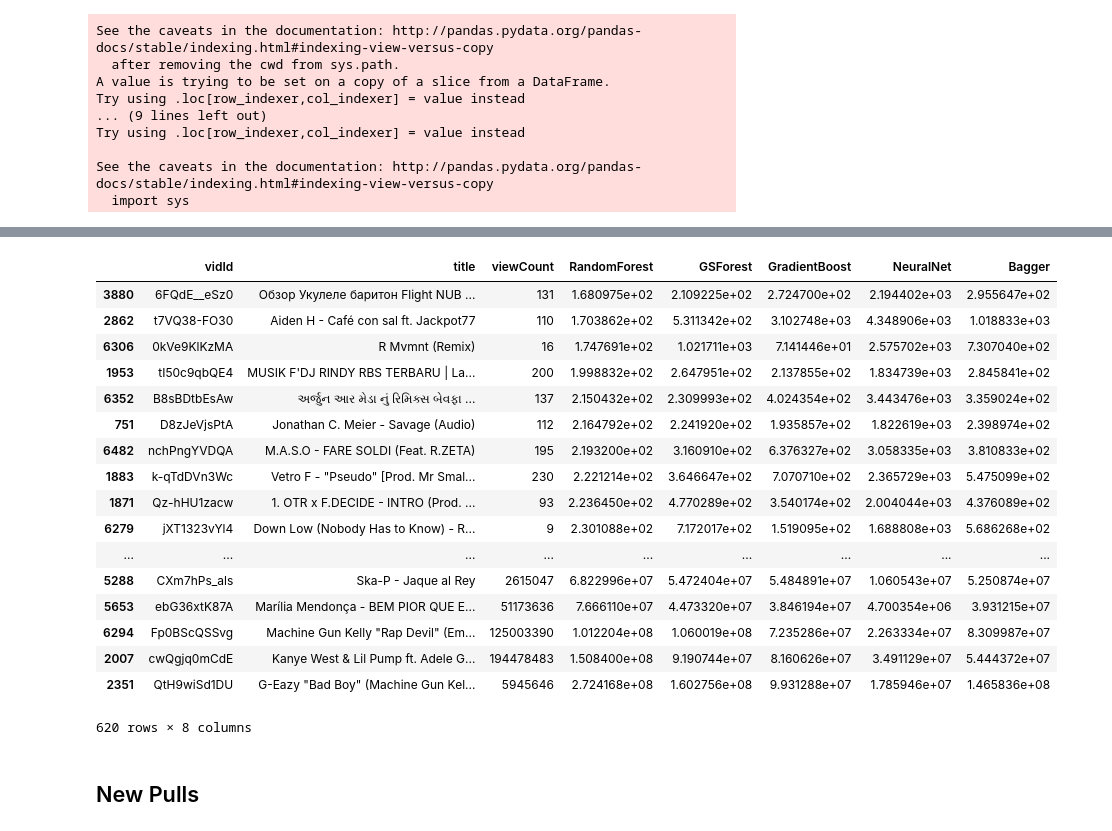
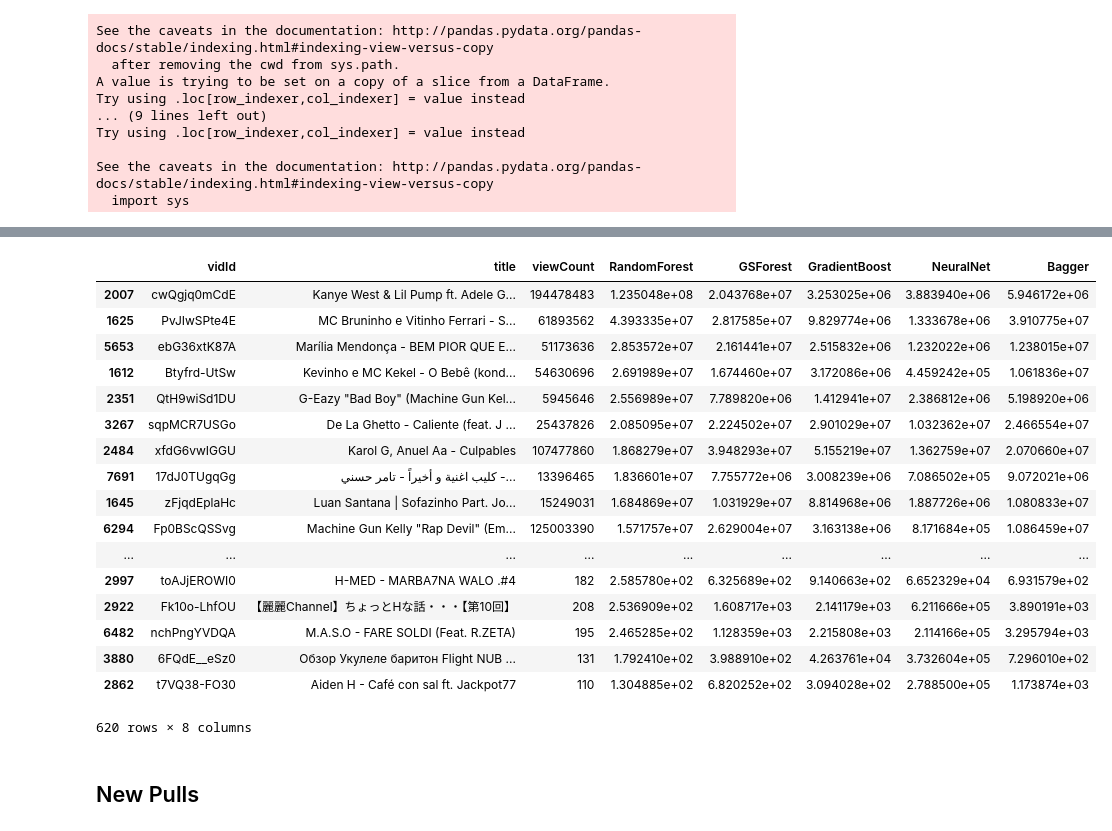
Before and after one commit to conorbarryhoke/Capstone, a Jupyter notebook: Regression_v2.ipynb, the cells around one changed output, grey strips where cells are left out. Cells and saved outputs as stored; diff of their text form; code cells hidden in the pictures.

```diff
--- a/Regression_v2.ipynb
+++ b/Regression_v2.ipynb
@@ -232,10 +220,11 @@ pd.DataFrame(abs(lr.coef_), index=X.columns, columns=['coefs']).sort_values(by='
 # %% [markdown]
 ## <a class="anchor" id="3.1-bullet">3.1 Gradient Boost</a>
 # %%
-gb = GradientBoostingRegressor(max_depth= 3, n_estimators=180, subsample=0.9, random_state=48) #GridSearch Params
+X_train_sc, X_test_sc, y_train, y_test, ss, df_formodel,cols_include = get_model_data(exclude_ratios=True)
+
+gb = GradientBoostingRegressor(max_depth=3, n_estimators=180, subsample=0.9, random_state=48) #GridSearch Params
 gb.fit(X_train_sc, y_train)
 gb.score(X_test_sc, y_test)
-#print('   ', i, model.score(X_test_sc, y_test))
 # %% [output]
 0.43191470802656773
 # %%
@@ -407,7 +393,7 @@ temp.join(outliers_df, how='right').loc[:, ['title', 'view_log', 'predicted']]
 ## 4.1 Model Comparison
 # %%
 df_small = df_main[pd.to_datetime(df_main.publishedAt)>datetime.datetime(2018, 9, 1)]
-df_small_ss = ss.transform(df_small.loc[:, cols_include_initial])
+df_small_ss = ss.transform(df_small.loc[:, cols_include])
 df_small['GradientBoost'] = 10**gb.predict(df_small_ss)
 df_small['NeuralNet'] = 10**nn.predict(df_small_ss)
 df_small['RandomForest'] = 10**rf.predict(df_small_ss)
@@ -446,24 +432,24 @@ Bagger                                                     239.897
 dtype: object
 # %%
-df_small.sort_values(by='RandomForest')
+df_small.sort_values(by='RandomForest', ascending=False)
 # %% [output]
 |  | vidId | title | viewCount | RandomForest | GSForest | GradientBoost | NeuralNet | Bagger |
-| 3880 | 6FQdE__eSz0 | Обзор Укулеле баритон Flight NUB ... | 131 | 1.680975e+02 | 2.109225e+02 | 2.724700e+02 | 2.194402e+03 | 2.955647e+02 |
-| 2862 | t7VQ38-FO30 | Aiden H - Café con sal ft. Jackpot77 | 110 | 1.703862e+02 | 5.311342e+02 | 3.102748e+03 | 4.348906e+03 | 1.018833e+03 |
-| 6306 | 0kVe9KlKzMA | R Mvmnt (Remix) | 16 | 1.747691e+02 | 1.021711e+03 | 7.141446e+01 | 2.575702e+03 | 7.307040e+02 |
-| 1953 | tI50c9qbQE4 | MUSIK F'DJ RINDY RBS TERBARU | La... | 200 | 1.998832e+02 | 2.647951e+02 | 2.137855e+02 | 1.834739e+03 | 2.845841e+02 |
-| 6352 | B8sBDtbEsAw | અર્જુન આર મેડા નું રિમિક્સ બેવફા ... | 137 | 2.150432e+02 | 2.309993e+02 | 4.024354e+02 | 3.443476e+03 | 3.359024e+02 |
-| 751 | D8zJeVjsPtA | Jonathan C. Meier - Savage (Audio) | 112 | 2.164792e+02 | 2.241920e+02 | 1.935857e+02 | 1.822619e+03 | 2.398974e+02 |
-| 6482 | nchPngYVDQA | M.A.S.O - FARE SOLDI (Feat. R.ZETA) | 195 | 2.193200e+02 | 3.160910e+02 | 6.376327e+02 | 3.058335e+03 | 3.810833e+02 |
-| 1883 | k-qTdDVn3Wc | Vetro F - "Pseudo" [Prod. Mr Smal... | 230 | 2.221214e+02 | 3.646647e+02 | 7.070710e+02 | 2.365729e+03 | 5.475099e+02 |
-| 1871 | Qz-hHU1zacw | 1. OTR x F.DECIDE - INTRO (Prod. ... | 93 | 2.236450e+02 | 4.770289e+02 | 3.540174e+02 | 2.004044e+03 | 4.376089e+02 |
-| 6279 | jXT1323vYl4 | Down Low (Nobody Has to Know) - R... | 9 | 2.301088e+02 | 7.172017e+02 | 1.519095e+02 | 1.688808e+03 | 5.686268e+02 |
+| 2007 | cwQgjq0mCdE | Kanye West & Lil Pump ft. Adele G... | 194478483 | 1.235048e+08 | 2.043768e+07 | 3.253025e+06 | 3.883940e+06 | 5.946172e+06 |
+| 1625 | PvJIwSPte4E | MC Bruninho e Vitinho Ferrari - S... | 61893562 | 4.393335e+07 | 2.817585e+07 | 9.829774e+06 | 1.333678e+06 | 3.910775e+07 |
+| 5653 | ebG36xtK87A | Marília Mendonça - BEM PIOR QUE E... | 51173636 | 2.853572e+07 | 2.161441e+07 | 2.515832e+06 | 1.232022e+06 | 1.238015e+07 |
+| 1612 | Btyfrd-UtSw | Kevinho e MC Kekel - O Bebê (kond... | 54630696 | 2.691989e+07 | 1.674460e+07 | 3.172086e+06 | 4.459242e+05 | 1.061836e+07 |
+| 2351 | QtH9wiSd1DU | G-Eazy "Bad Boy" (Machine Gun Kel... | 5945646 | 2.556989e+07 | 7.789820e+06 | 1.412941e+07 | 2.386812e+06 | 5.198920e+06 |
+| 3267 | sqpMCR7USGo | De La Ghetto - Caliente (feat. J ... | 25437826 | 2.085095e+07 | 2.224502e+07 | 2.901029e+07 | 1.032362e+07 | 2.466554e+07 |
+| 2484 | xfdG6vwIGGU | Karol G, Anuel Aa - Culpables | 107477860 | 1.868279e+07 | 3.948293e+07 | 5.155219e+07 | 1.362759e+07 | 2.070660e+07 |
+| 7691 | 17dJ0TUgqGg | كليب اغنية و أخيراً - تامر حسني -... | 13396465 | 1.836601e+07 | 7.755772e+06 | 3.008239e+06 | 7.086502e+05 | 9.072021e+06 |
+| 1645 | zFjqdEplaHc | Luan Santana | Sofazinho Part. Jo... | 15249031 | 1.684869e+07 | 1.031929e+07 | 8.814968e+06 | 1.887726e+06 | 1.080833e+07 |
+| 6294 | Fp0BScQSSvg | Machine Gun Kelly "Rap Devil" (Em... | 125003390 | 1.571757e+07 | 2.629004e+07 | 3.163138e+06 | 8.171684e+05 | 1.086459e+07 |
 | ... | ... | ... | ... | ... | ... | ... | ... | ... |
-| 5288 | CXm7hPs_als | Ska-P - Jaque al Rey | 2615047 | 6.822996e+07 | 5.472404e+07 | 5.484891e+07 | 1.060543e+07 | 5.250874e+07 |
-| 5653 | ebG36xtK87A | Marília Mendonça - BEM PIOR QUE E... | 51173636 | 7.666110e+07 | 4.473320e+07 | 3.846194e+07 | 4.700354e+06 | 3.931215e+07 |
-| 6294 | Fp0BScQSSvg | Machine Gun Kelly "Rap Devil" (Em... | 125003390 | 1.012204e+08 | 1.060019e+08 | 7.235286e+07 | 2.263334e+07 | 8.309987e+07 |
-| 2007 | cwQgjq0mCdE | Kanye West & Lil Pump ft. Adele G... | 194478483 | 1.508400e+08 | 9.190744e+07 | 8.160626e+07 | 3.491129e+07 | 5.444372e+07 |
-| 2351 | QtH9wiSd1DU | G-Eazy "Bad Boy" (Machine Gun Kel... | 5945646 | 2.724168e+08 | 1.602756e+08 | 9.931288e+07 | 1.785946e+07 | 1.465836e+08 |
+| 2997 | toAJjEROWI0 | H-MED - MARBA7NA WALO .#4 | 182 | 2.585780e+02 | 6.325689e+02 | 9.140663e+02 | 6.652329e+04 | 6.931579e+02 |
+| 2922 | Fk10o-LhfOU | 【麗麗Channel】ちょっとHな話・・・【第10回】 | 208 | 2.536909e+02 | 1.608717e+03 | 2.141179e+03 | 6.211666e+05 | 3.890191e+03 |
+| 6482 | nchPngYVDQA | M.A.S.O - FARE SOLDI (Feat. R.ZETA) | 195 | 2.465285e+02 | 1.128359e+03 | 2.215808e+03 | 2.114166e+05 | 3.295794e+03 |
+| 3880 | 6FQdE__eSz0 | Обзор Укулеле баритон Flight NUB ... | 131 | 1.792410e+02 | 3.988910e+02 | 4.263761e+04 | 3.732604e+05 | 7.296010e+02 |
+| 2862 | t7VQ38-FO30 | Aiden H - Café con sal ft. Jackpot77 | 110 | 1.304885e+02 | 6.820252e+02 | 3.094028e+02 | 2.788500e+05 | 1.173874e+03 |
 620 rows × 8 columns
 # %% [markdown]
 ## New Pulls
```
Also changed, not shown: parts of 23 cells of this notebook, 5 other files.
